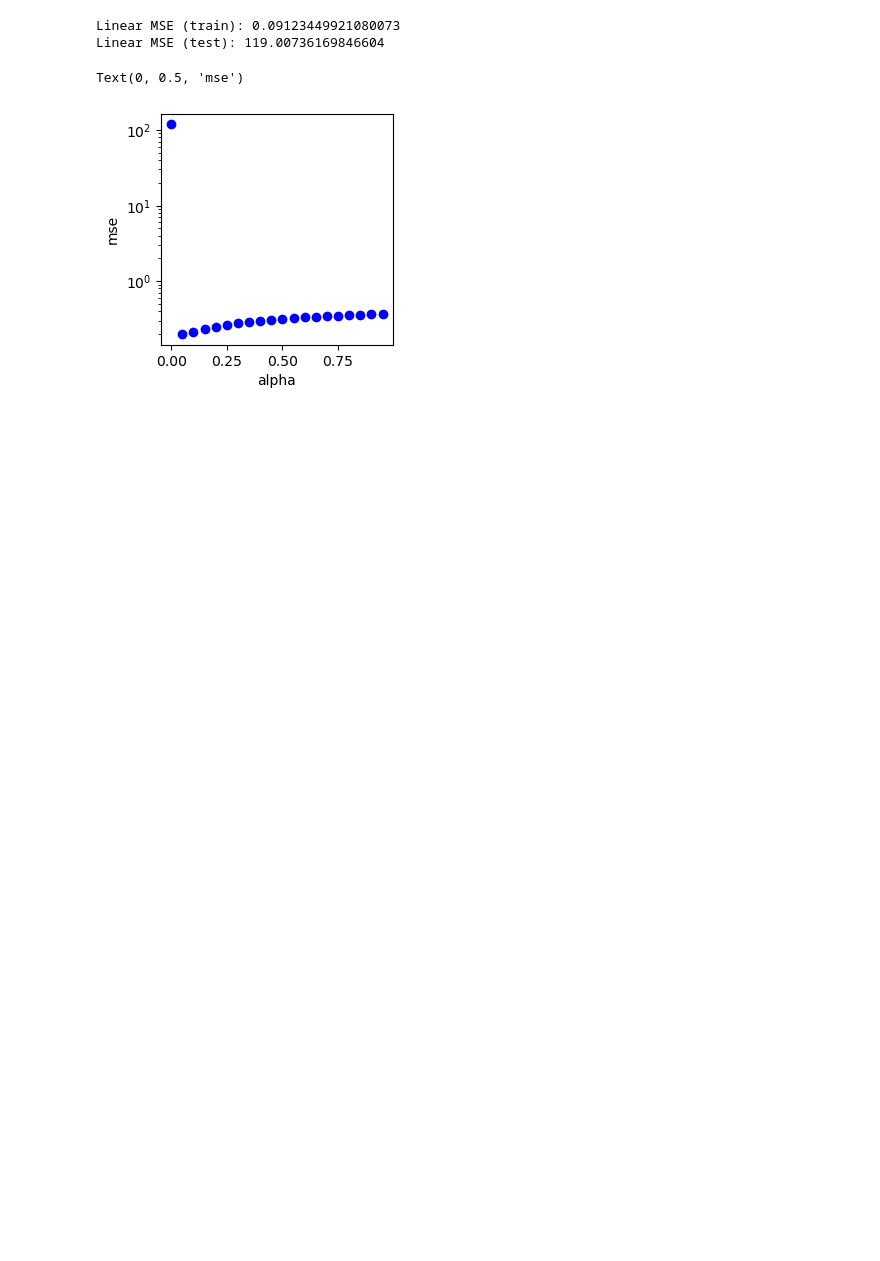
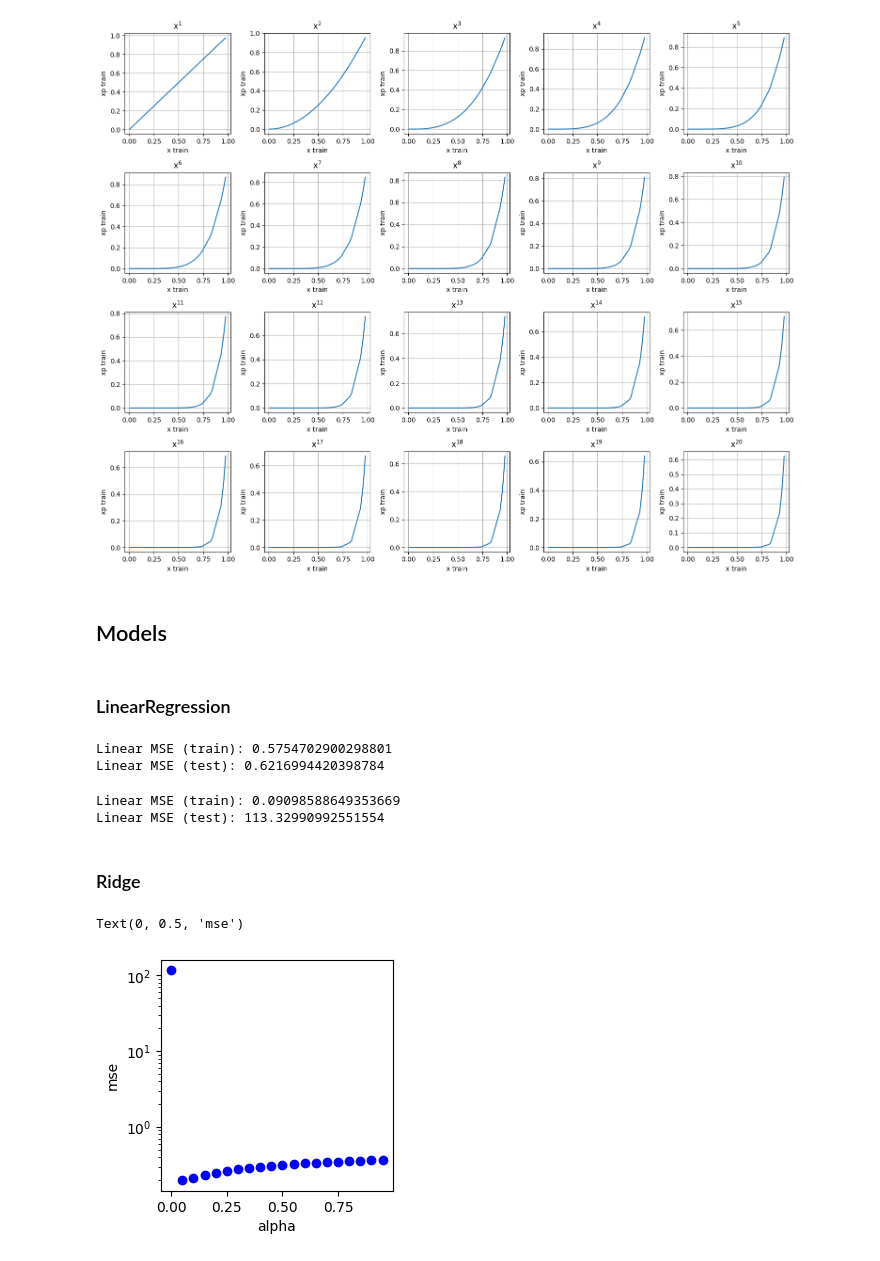
Before and after one commit to ariahosseini/TradML, a Jupyter notebook: SciKitLearn_00_ProjZero_LinearModels.ipynb, the cells around one changed output. Cells and saved outputs as stored; diff of their text form; code cells hidden in the pictures; blank space fills up the shorter version.

```diff
--- a/SciKitLearn_00_ProjZero_LinearModels.ipynb
+++ b/SciKitLearn_00_ProjZero_LinearModels.ipynb
@@ -45,13 +91,42 @@ x_poly_test shape: (50, 20)
+# %%
+plt.figure(figsize=(15, 12))
+for i in range(xp_train.shape[1]):
+    plt.subplot(4, 5, i + 1)
+    plt.plot(x_train, xp_train[:, i])
+    plt.title(f'$\\mathrm{{x^{{{i+1}}}}}$')
+    plt.xlabel('x train')
+    plt.ylabel('xp train')
+    plt.grid(True)
+plt.tight_layout()
+plt.show()
+# %% [output]
+[figure, added]
+# %% [markdown]
+## Models
+# %% [markdown]
+### LinearRegression
+# %%
+reg = linear_model.LinearRegression()
+reg.fit(x_train, y_train)
+pred_train = reg.predict(x_train)
+pred_test = reg.predict(x_test)
+print("Linear MSE (train):", metrics.mean_squared_error(y_train, pred_train))
+print("Linear MSE (test):", metrics.mean_squared_error(y_test, pred_test))
+# %% [output]
+Linear MSE (train): 0.5754702900298801
+Linear MSE (test): 0.6216994420398784
 # %%
 reg = linear_model.LinearRegression()
 reg.fit(xp_train, y_train)
-yp_train = reg.predict(xp_train)
+pred_train = reg.predict(xp_train)
 yp_test = reg.predict(xp_test)
-print("Linear MSE (train):", metrics.mean_squared_error(y_train, yp_train))
-print("Linear MSE (test):", metrics.mean_squared_error(y_test, yp_test))
+print("Linear MSE (train):", metrics.mean_squared_error(y_train, pred_train))
+print("Linear MSE (test):", metrics.mean_squared_error(yp_test, pred_test))
 # %% [output]
-Linear MSE (train): 0.09123449921080073
-Linear MSE (test): 119.00736169846604
+Linear MSE (train): 0.09098588649353669
+Linear MSE (test): 113.32990992551554
+# %% [markdown]
+### Ridge
 # %%
 alphas = np.arange(0, 1, 0.05)
 rig_mse = []
```
Also changed, not shown: parts of 47 cells of this notebook.
